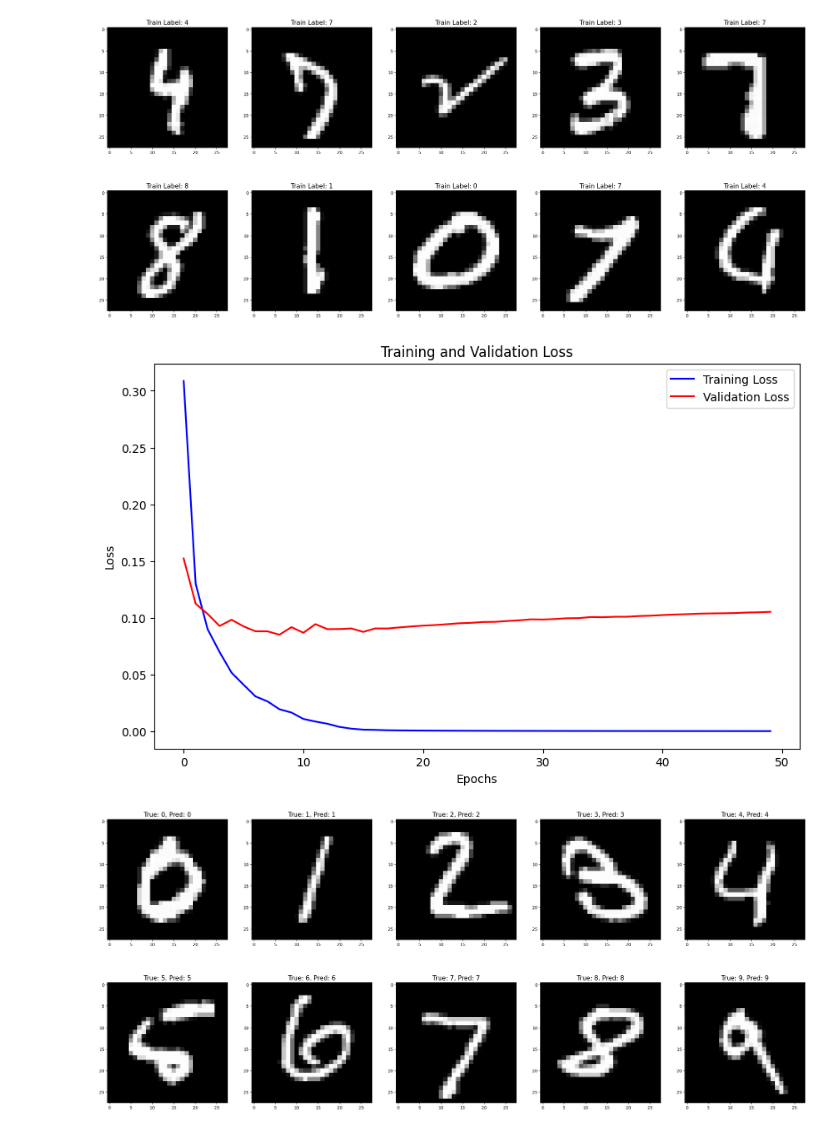
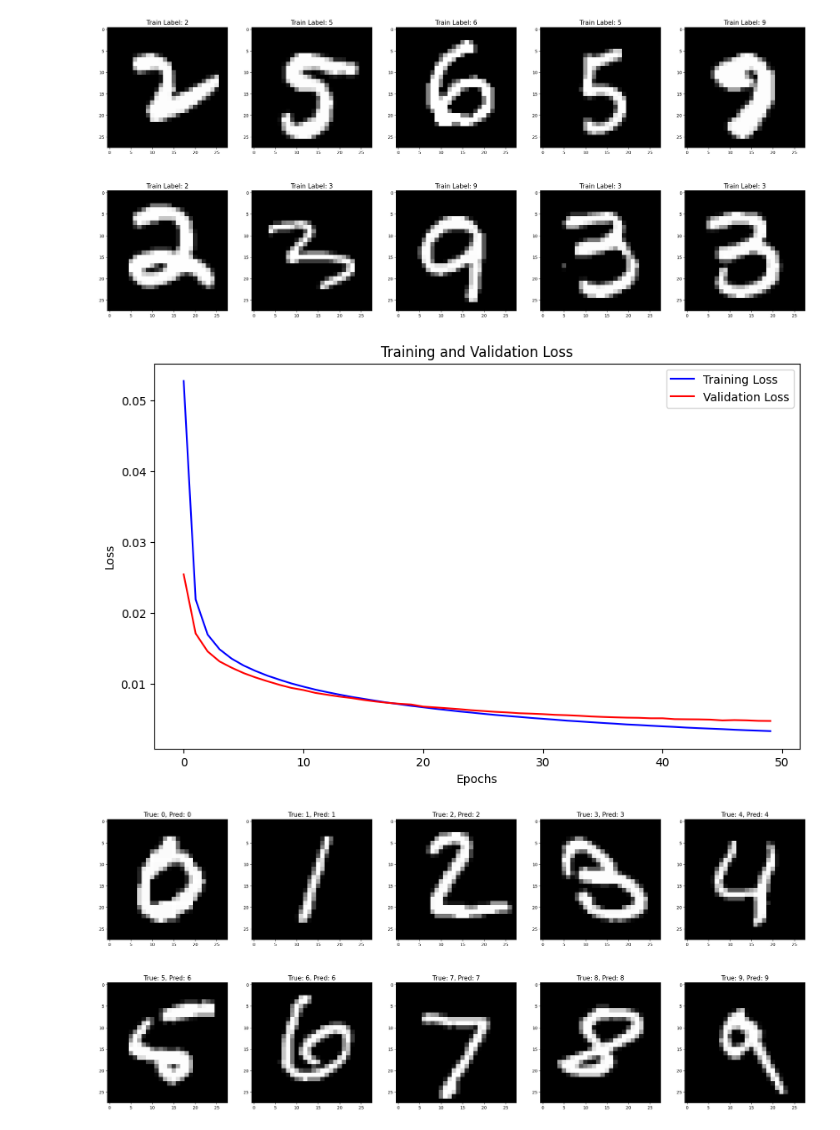
Before and after one commit to souravlsu/CSC-7700-Foundational-AI-Project-1, a Jupyter notebook: train_mnist.ipynb, the cells around one changed output. Saved outputs shown, nothing was run; the diff lists cells and outputs as text; code cells hidden in the pictures.

```diff
--- a/train_mnist.ipynb
+++ b/train_mnist.ipynb
@@ -117,7 +117,7 @@ mlp = MultilayerPerceptron([
 ])
 
 # Defining loss function
-loss_function = CrossEntropy()
+loss_function = SquaredError()
 
 # Train the model
 train_losses, val_losses= mlp.train(
@@ -177,3 +177,3 @@ Test Accuracy: 98.05%
-[figure, old version]
+[figure, new version]
-[figure, old version]
+[figure, new version]
 [figure]
```
Also changed, not shown: parts of 1 cell of this notebook, 1 other file.
